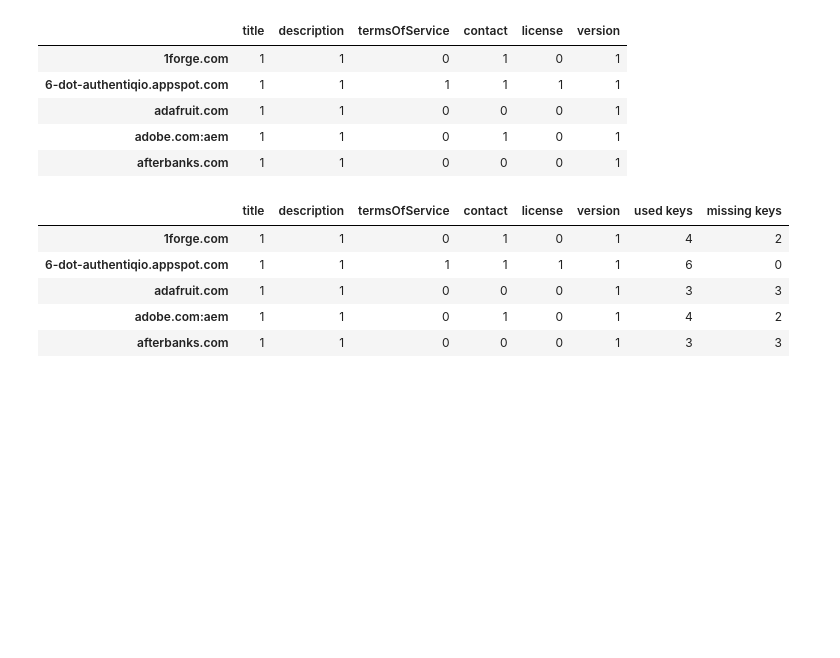
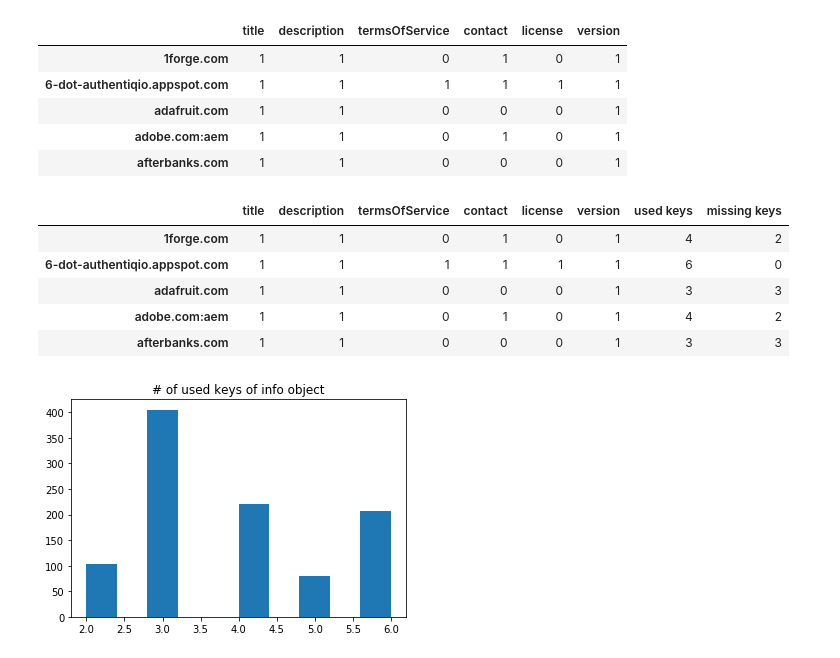
Before and after one commit to pmanlukas/thesisdata, a Jupyter notebook: info.ipynb, the cells around one changed output. Cells and saved outputs as stored; diff of their text form; code cells hidden in the pictures; blank space fills up the shorter version.

Commit message:
add histogram for info fields

```diff
--- a/info.ipynb
+++ b/info.ipynb
@@ -111,0 +115,6 @@ onehotinfodf.to_csv('onehotinfocount.csv', encoding='utf8')
+# %%
+plt.hist(onehotinfodf['used keys'])
+plt.title("# of used keys of info object")
+plt.savefig("histinfos.pdf")
+# %% [output]
+[figure, added]
```
Also changed, not shown: parts of 2 cells of this notebook, 1 other file.
